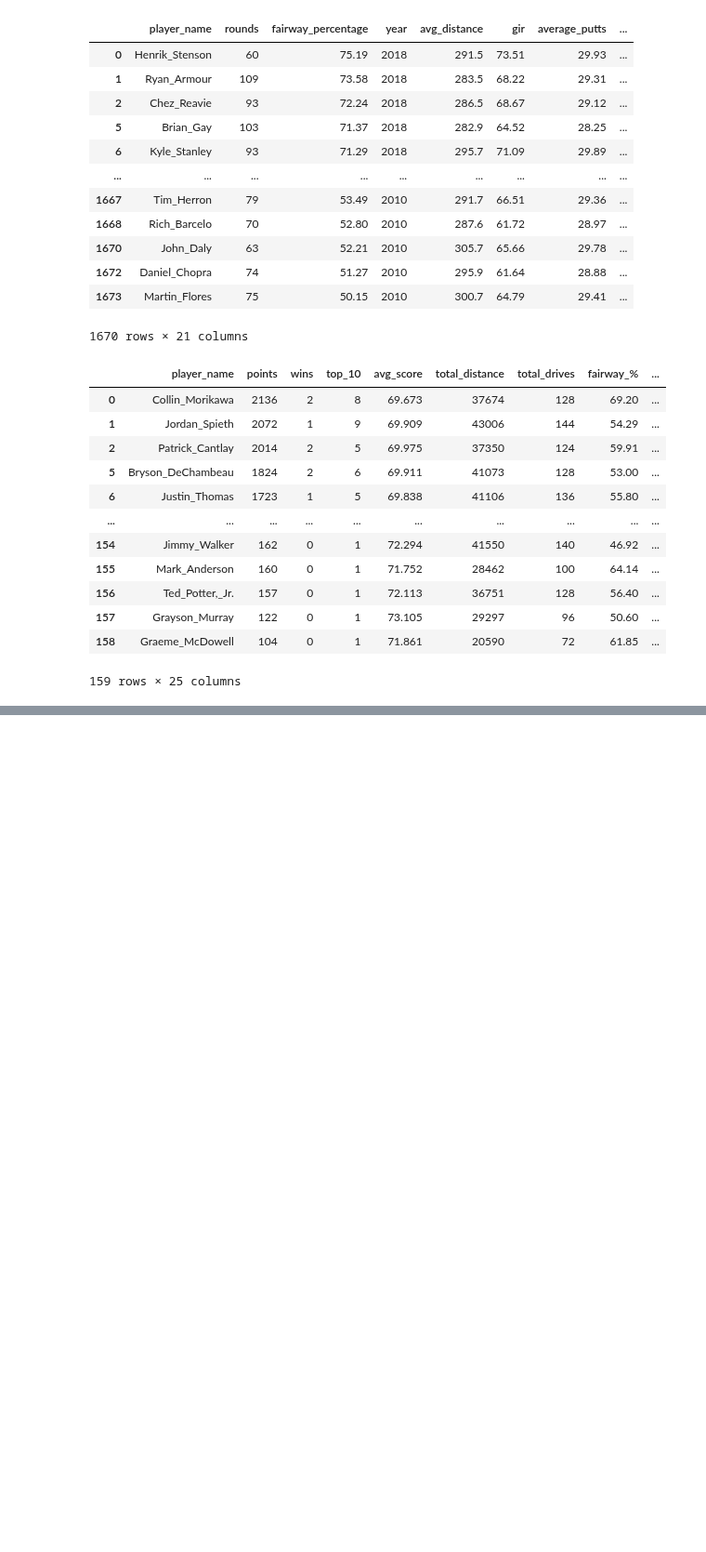
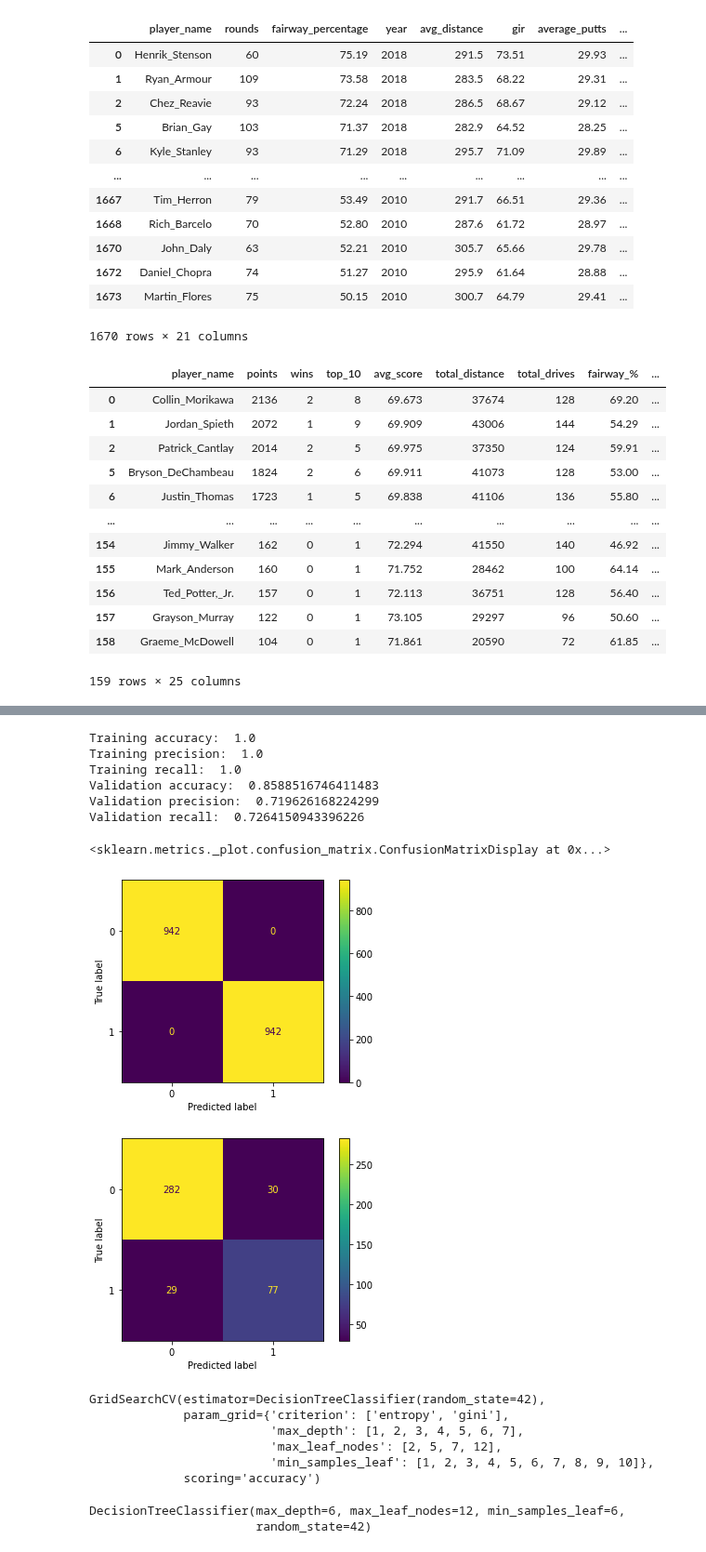
Before and after one commit to asval211/pga_golf_dataset, a Jupyter notebook: notebooks/exploratory/Cameron/data analysis 1.ipynb, the cells around one changed output, grey strips where cells are left out. Shown at 93% size. Cells and saved outputs as stored; diff of their text form; code cells hidden in the pictures; blank space fills up the shorter version.

```diff
--- a/notebooks/exploratory/Cameron/data analysis 1.ipynb
+++ b/notebooks/exploratory/Cameron/data analysis 1.ipynb
@@ -365,0 +433,42 @@ Accuracy of logistic regression classifier on test set: 0.42629
+# %%
+dt = DecisionTreeClassifier(random_state=42)
+
+dt = modeling_function(dt, X_train_res, y_train_res, X_val, y_val)
+
+plot_confusion_matrix(dt, X_train_res, y_train_res)
+
+plot_confusion_matrix(dt, X_val, y_val)
+# %% [output]
+Training accuracy:  1.0
+Training precision:  1.0
+Training recall:  1.0
+Validation accuracy:  0.8588516746411483
+Validation precision:  0.719626168224299
+Validation recall:  0.7264150943396226
+<sklearn.metrics._plot.confusion_matrix.ConfusionMatrixDisplay at 0x...>
+[figure, added]
+[figure, added]
+# %%
+dt2 = DecisionTreeClassifier(random_state=42)
+# Create Param Grid
+param_grid = {'criterion': ['entropy', "gini"],
+                'max_depth': [1,2,3,4,5,6,7],
+                'max_leaf_nodes': [2, 5, 7, 12],
+                 'min_samples_leaf':[1,2,3,4,5,6,7,8,9,10]}
+
+# Create GridSearchCV
+dt_gs = GridSearchCV(estimator= dt, param_grid=param_grid, scoring='accuracy')
+
+dt_gs.fit(X_train_res, y_train_res)
+# %% [output]
+GridSearchCV(estimator=DecisionTreeClassifier(random_state=42),
+             param_grid={'criterion': ['entropy', 'gini'],
+                         'max_depth': [1, 2, 3, 4, 5, 6, 7],
+                         'max_leaf_nodes': [2, 5, 7, 12],
+                         'min_samples_leaf': [1, 2, 3, 4, 5, 6, 7, 8, 9, 10]},
+             scoring='accuracy')
+# %%
+dt_gs.best_estimator_
+# %% [output]
+DecisionTreeClassifier(max_depth=6, max_leaf_nodes=12, min_samples_leaf=6,
+                       random_state=42)
```
Also changed, not shown: parts of 7 cells of this notebook.
